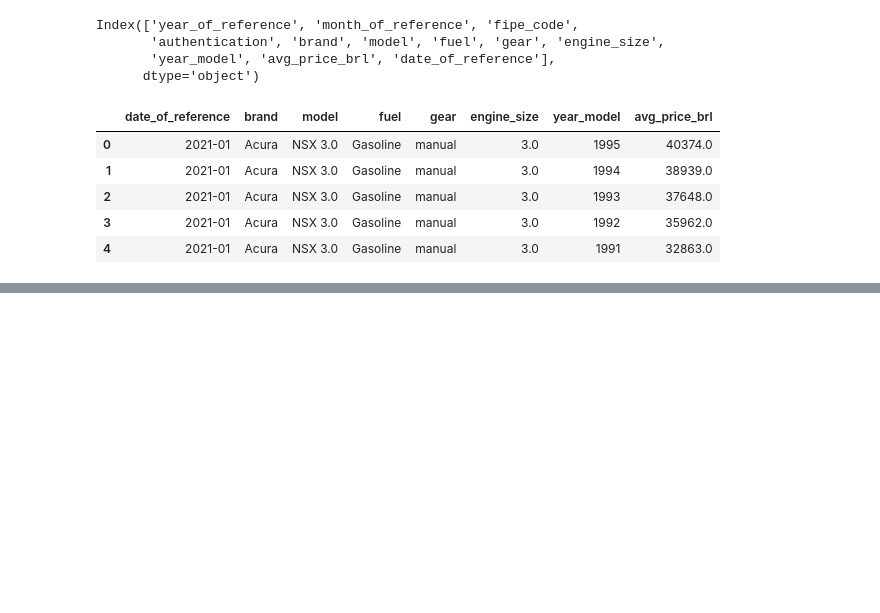
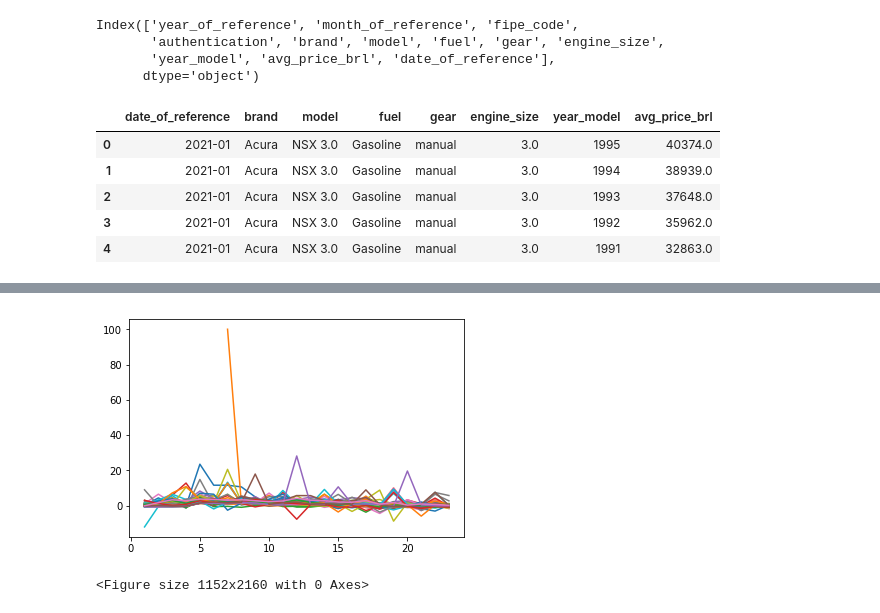
Before and after one commit to DavidTitoInfantas/Projeto_DataViz, a Jupyter notebook: analise_dados_car.ipynb, the cells around one changed output, grey strips where cells are left out. Cells and saved outputs as stored; diff of their text form; code cells hidden in the pictures; blank space fills up the shorter version.

```diff
--- a/analise_dados_car.ipynb
+++ b/analise_dados_car.ipynb
@@ -134,0 +161,7 @@ df_clean.head()
+# %%
+columns_variacao = []
+for i in columns_brand:
+    variacao_brand = f'variacao_{i}_%'
+    df_data_mean_price[variacao_brand] = round((df_data_mean_price[i].diff()/df_data_mean_price[i])*100,2)
+    columns_variacao.append(variacao_brand)
+#columns_variacao.remove('variacao_date_of_reference')
@@ -134,0 +189,9 @@ df_clean.head()
+# %%
+df_variacao = df_data_mean_price[columns_variacao]
+df_variacao = pd.concat([df_data_mean_price['date_of_reference'],
+                            df_variacao],axis=1)
+#df_variacao['Mean_variacao_bands'] = sum(df_variacao[columns_variacao],skipna=True, start=2)
+# %%
+df_variacao[columns_variacao]=df_variacao[columns_variacao].abs()
+# %%
+df_variacao['Mean_variacao_bands'] = sum(df_variacao[columns_variacao])
@@ -134,0 +227,8 @@ df_clean.head()
+# %%
+for i in columns_variacao:
+    plt.plot(df_variacao[i])
+plt.figure(figsize=(16,30))
+plt.show()
+# %% [output]
+[figure, added]
+<Figure size 1152x2160 with 0 Axes>
```
Also changed, not shown: parts of 8 cells of this notebook.
